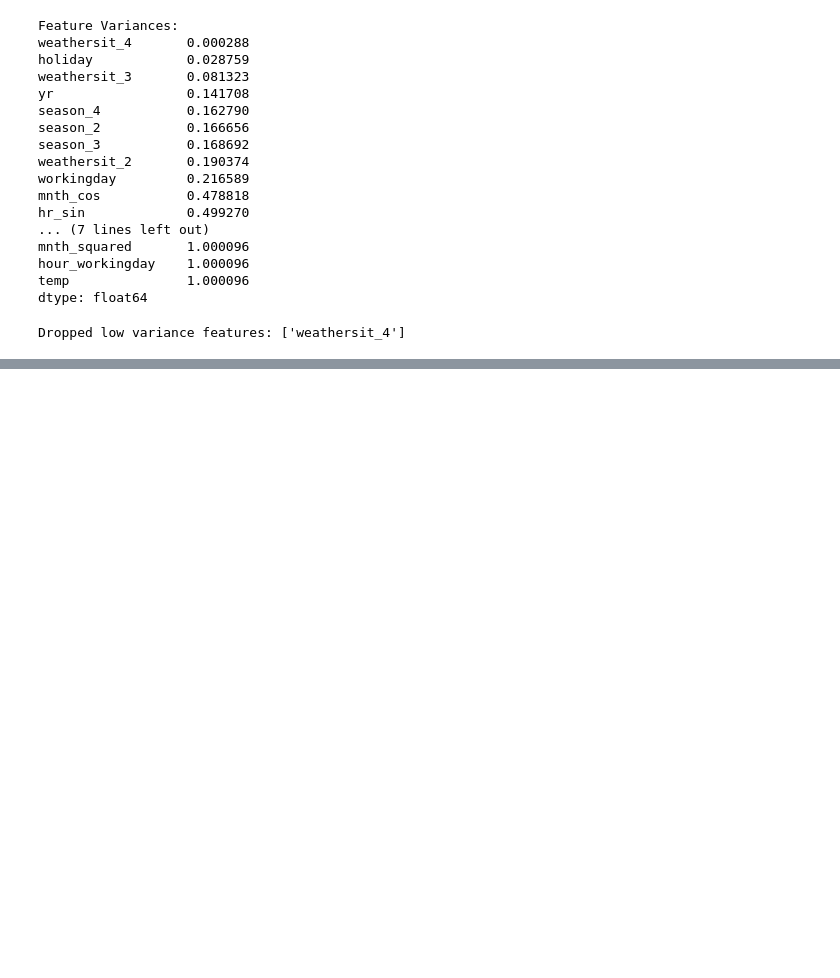
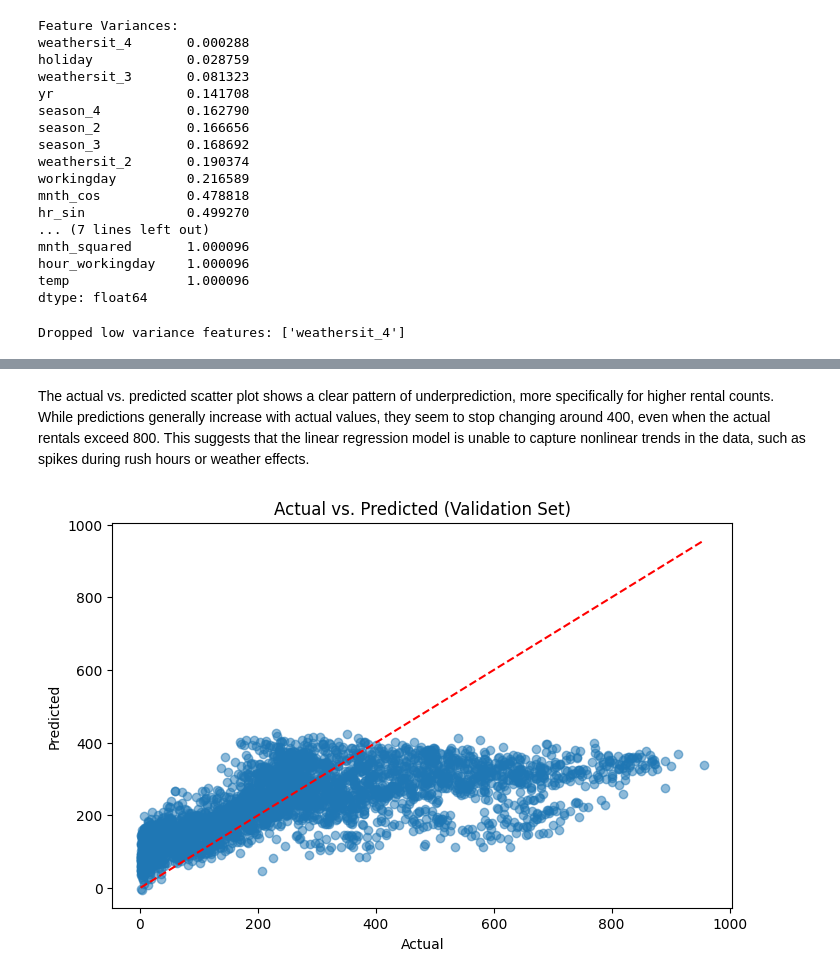
Before and after one commit to hibbakamas/ML-fundamentals-2025, a Jupyter notebook: assignment_2_Hibba_Kamas.ipynb, the cells around one changed output, grey strips where cells are left out. Cells and saved outputs as stored; diff of their text form; code cells hidden in the pictures; blank space fills up the shorter version.

```diff
--- a/assignment_2_Hibba_Kamas.ipynb
+++ b/assignment_2_Hibba_Kamas.ipynb
@@ -926,12 +899,0 @@ plt.show()
-# %%
-from sklearn.linear_model import Lasso
-from sklearn.model_selection import train_test_split
-
-# Fit Lasso model
-lasso = Lasso(alpha=0.25)  # alpha controls regularization strength
-lasso.fit(X_train, y_train)
-
-# Check the coefficients
-coefficients = pd.Series(lasso.coef_, index=X_train.columns)
-print("Lasso Coefficients:")
-print(coefficients[coefficients != 0])  # Features selected by Lasso
@@ -975,0 +1056,12 @@ Index(['workingday', 'temp', 'hum', 'temp_hum', 'hour_workingday',
+# %% [markdown]
+The actual vs. predicted scatter plot shows a clear pattern of underprediction, more specifically for higher rental counts. While predictions generally increase with actual values, they seem to stop changing around 400, even when the actual rentals exceed 800. This suggests that the linear regression model is unable to capture nonlinear trends in the data, such as spikes during rush hours or weather effects.
+# %%
+plt.figure(figsize=(8, 5))
+plt.scatter(y_val, y_val_pred, alpha=0.5)
+plt.plot([y_val.min(), y_val.max()], [y_val.min(), y_val.max()], color='red', linestyle='--')
+plt.xlabel("Actual")
+plt.ylabel("Predicted")
+plt.title("Actual vs. Predicted (Validation Set)")
+plt.show()
+# %% [output]
+[figure, added]
```
Also changed, not shown: parts of 70 cells of this notebook.
